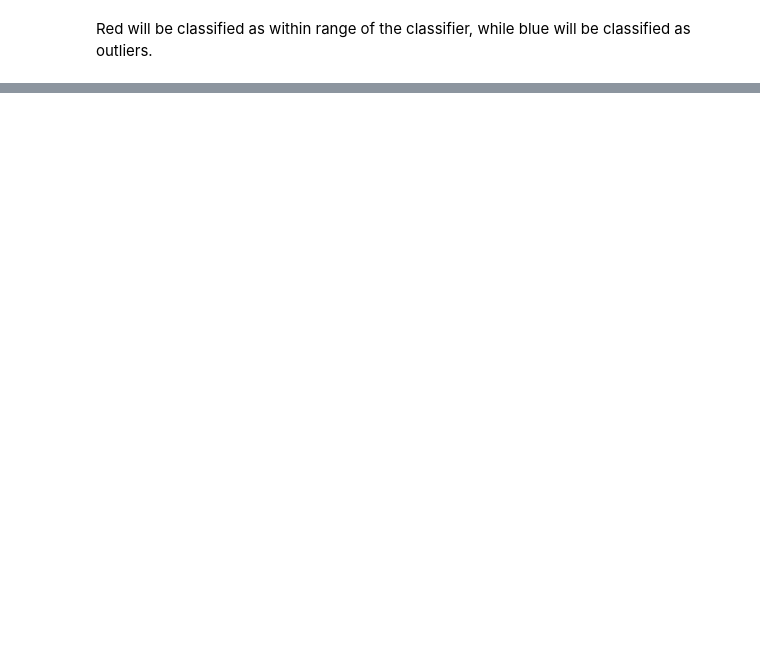
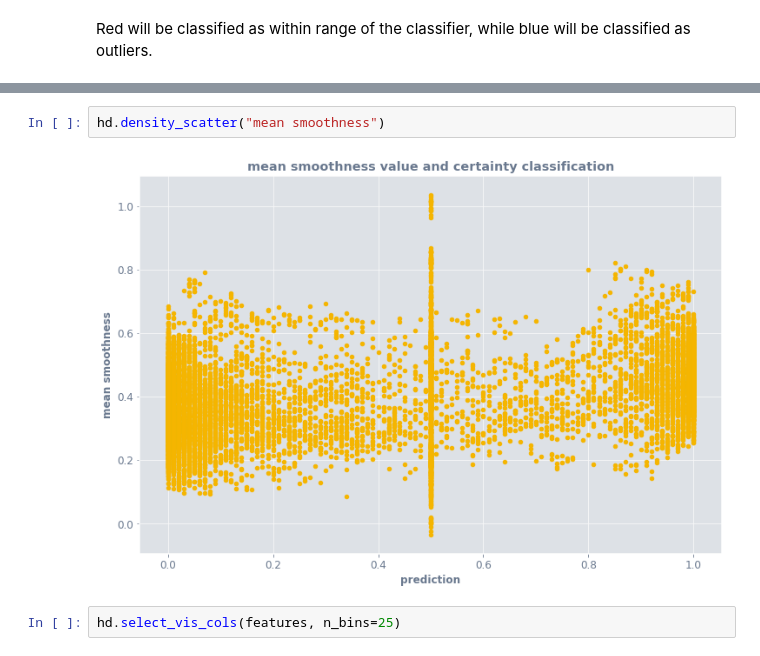
Before and after one commit to Ekrekr/ldr, a Jupyter notebook: examples.ipynb, the cells around one changed output, grey strips where cells are left out. Saved outputs shown, nothing was run; the diff lists cells and outputs as text; blank space fills up the shorter version.

```diff
--- a/examples.ipynb
+++ b/examples.ipynb
@@ -160,0 +182,6 @@ Red will be classified as within range of the classifier, while blue will be cla
+# %%
+hd.density_scatter("mean smoothness")
+# %% [output]
+[figure, added]
+# %%
+hd.select_vis_cols(features, n_bins=25)
```
Also changed, not shown: parts of 28 cells of this notebook, 1 other file.
